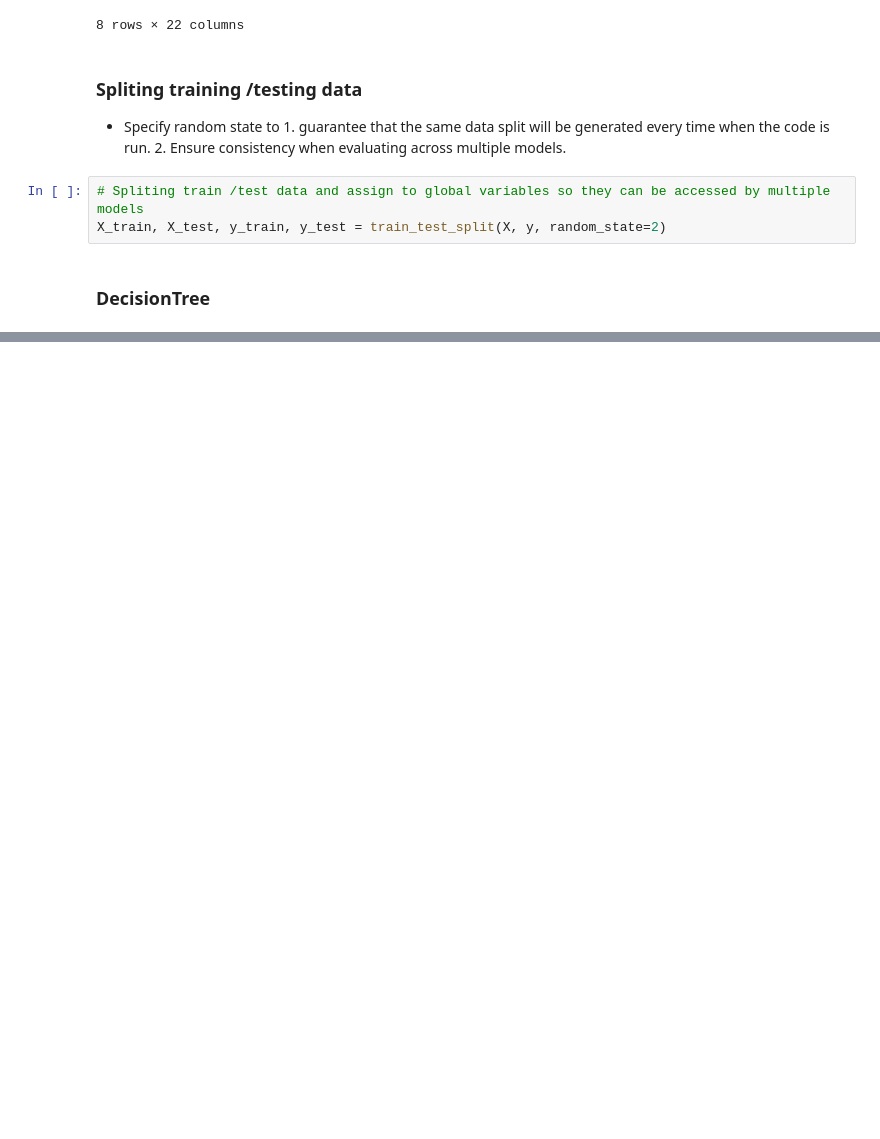
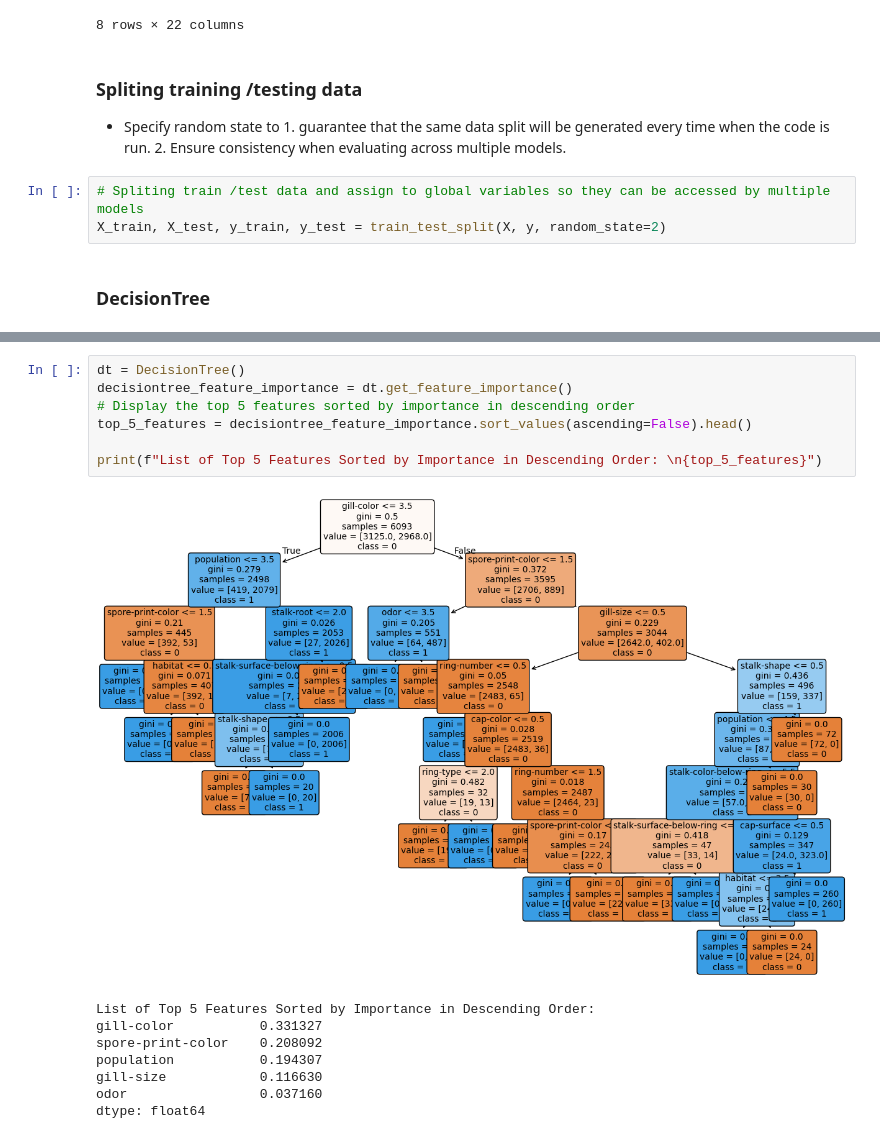
Before and after one commit to RutingF/ML_Classification_Pipeline, a Jupyter notebook: classify_poisonous_mushroom.ipynb, the cells around one changed output, grey strips where cells are left out. Drawn from its saved outputs; the diff is of its cells as text; blank space fills up the shorter version.

```diff
--- a/classify_poisonous_mushroom.ipynb
+++ b/classify_poisonous_mushroom.ipynb
@@ -115,0 +124,16 @@ dtype: float64
+# %%
+dt = DecisionTree()
+decisiontree_feature_importance = dt.get_feature_importance()
+# Display the top 5 features sorted by importance in descending order
+top_5_features = decisiontree_feature_importance.sort_values(ascending=False).head()
+
+print(f"List of Top 5 Features Sorted by Importance in Descending Order: \n{top_5_features}")
+# %% [output]
+[figure, added]
+List of Top 5 Features Sorted by Importance in Descending Order:
+gill-color           0.331327
+spore-print-color    0.208092
+population           0.194307
+gill-size            0.116630
+odor                 0.037160
+dtype: float64
```
Also changed, not shown: parts of 2 cells of this notebook, 2 other files.
